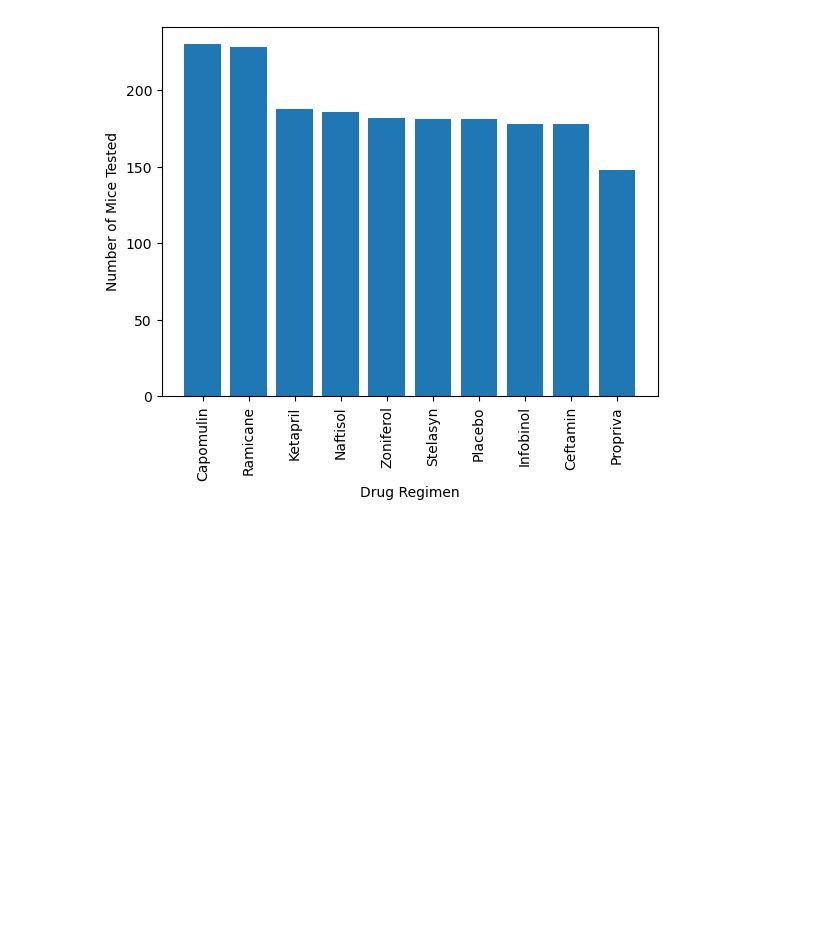
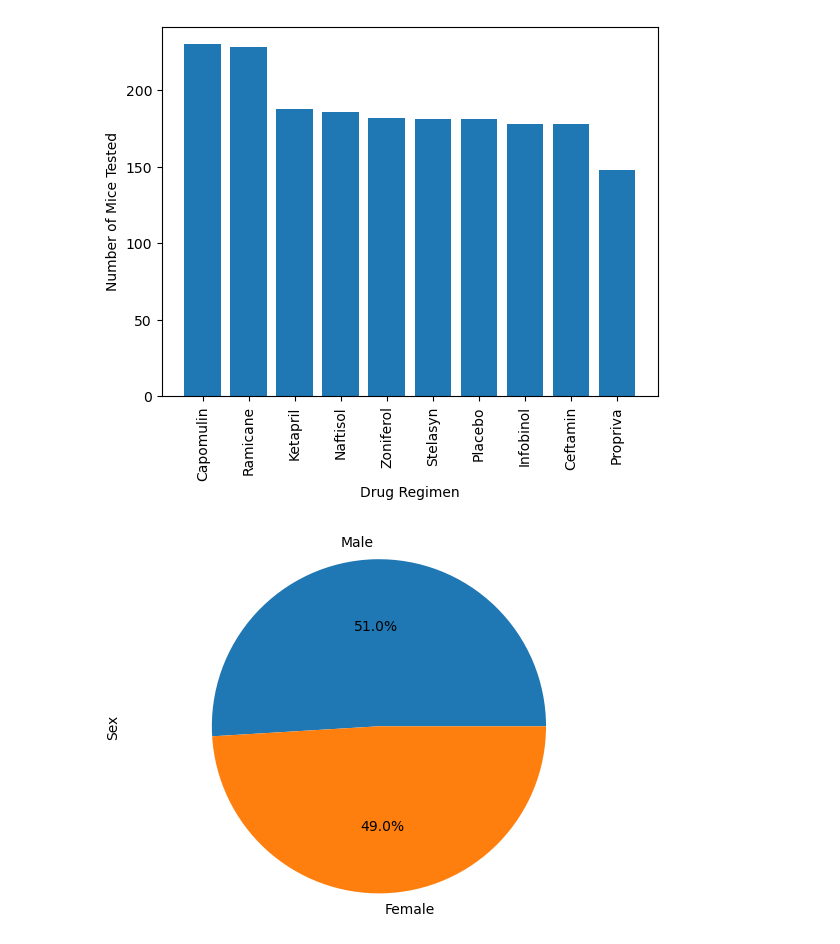
Before and after one commit to eestevekpmp/module-5-challenge, a Jupyter notebook: Pymaceuticals/mainPyma.ipynb, the cells around one changed output. Cells and saved outputs as stored; diff of their text form; code cells hidden in the pictures; blank space fills up the shorter version.

```diff
--- a/Pymaceuticals/mainPyma.ipynb
+++ b/Pymaceuticals/mainPyma.ipynb
@@ -217,3 +217,12 @@ plt.show()
 [figure]
 # %%
 # Generate a pie plot showing the distribution of female versus male mice using Pandas
+
+
+sex_count = clean_mouse_study_df['Sex'].value_counts()
+sex_count_Pie = sex_count.plot(kind='pie',y='Sex',autopct="%1.1f%%")
+
+plt.axis('equal')
+plt.show()
+# %% [output]
+[figure, added]
```
Also changed, not shown: parts of 1 cell of this notebook.
